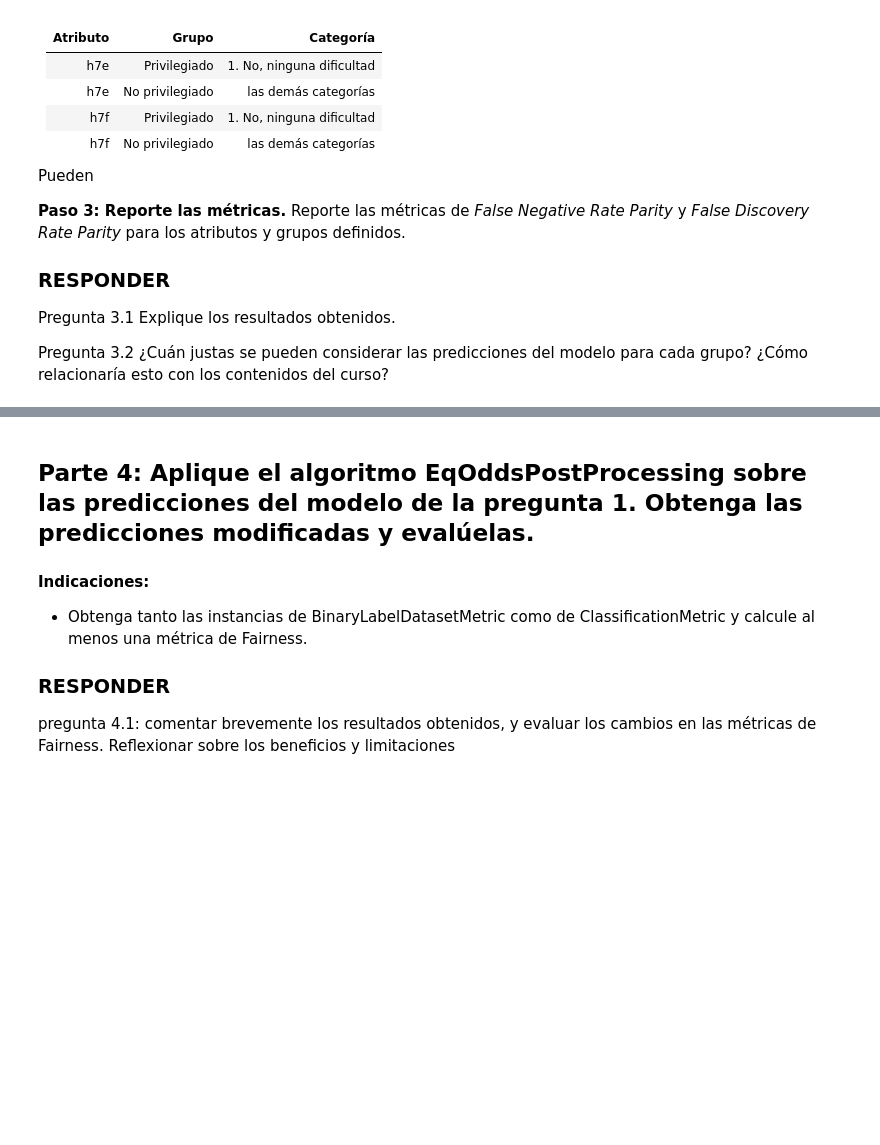
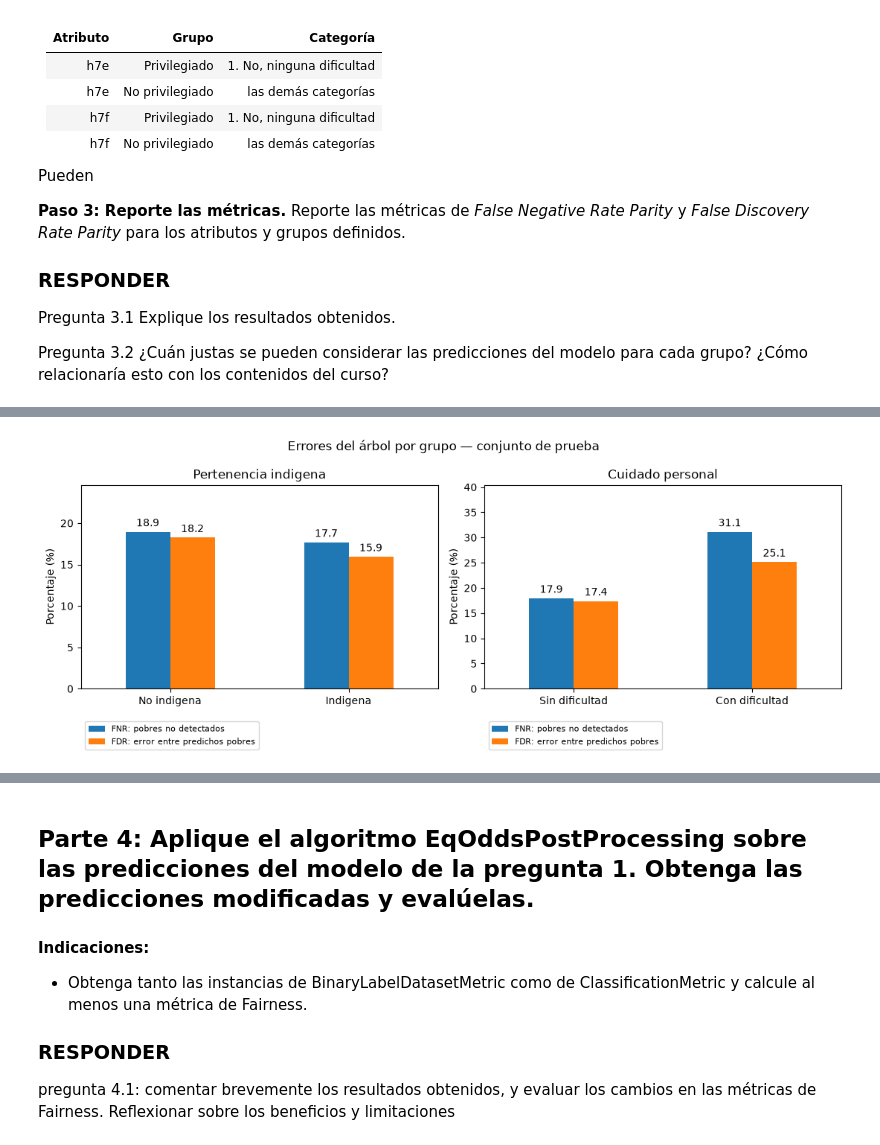
Before and after one commit to SergioHdezDC/Taller_ETI195_Casen2024, a Jupyter notebook: TallerSumativo_2_Casen.ipynb, the cells around one changed output, grey strips where cells are left out. Cells and saved outputs as stored; diff of their text form; code cells hidden in the pictures; blank space fills up the shorter version.

```diff
--- a/TallerSumativo_2_Casen.ipynb
+++ b/TallerSumativo_2_Casen.ipynb
@@ -724,0 +703,85 @@ Además, estas métricas no permiten concluir por sí solas que un sistema sea c
+# %%
+fig, axes = plt.subplots(
+    1,
+    2,
+    figsize=(11, 4.5)
+)
+
+for ax, (atributo, referencia) in zip(
+    axes,
+    grupos_referencia.items()
+):
+
+    tabla = resumen_fairness.loc[
+        resumen_fairness[
+            "attribute_name"
+        ].eq(atributo)
+    ].set_index(
+        "attribute_value"
+    )
+
+    orden = [
+        referencia
+    ] + [
+        grupo
+        for grupo in tabla.index
+        if grupo != referencia
+    ]
+
+    tasas = tabla.loc[
+        orden,
+        [
+            "fnr",
+            "fdr"
+        ]
+    ].mul(100)
+
+    tasas.columns = [
+        "FNR: pobres no detectados",
+        "FDR: error entre predichos pobres"
+    ]
+
+    tasas.plot.bar(
+        ax=ax,
+        rot=0
+    )
+
+    ax.set_title(
+        atributo.replace(
+            "_",
+            " "
+        ).capitalize()
+    )
+
+    ax.set_ylabel(
+        "Porcentaje (%)"
+    )
+
+    ax.set_xlabel("")
+
+    ax.set_ylim(
+        0,
+        tasas.max().max() * 1.30
+    )
+
+    for contenedor in ax.containers:
+        ax.bar_label(
+            contenedor,
+            fmt="%.1f",
+            padding=3
+        )
+
+    ax.legend(
+        fontsize=8,
+        loc="upper left",
+        bbox_to_anchor=(0, -0.14)
+    )
+
+fig.suptitle(
+    "Errores del árbol por grupo — conjunto de prueba"
+)
+
+plt.tight_layout()
+plt.show()
+# %% [output]
+[figure, added]
```
Also changed, not shown: parts of 15 cells of this notebook.
